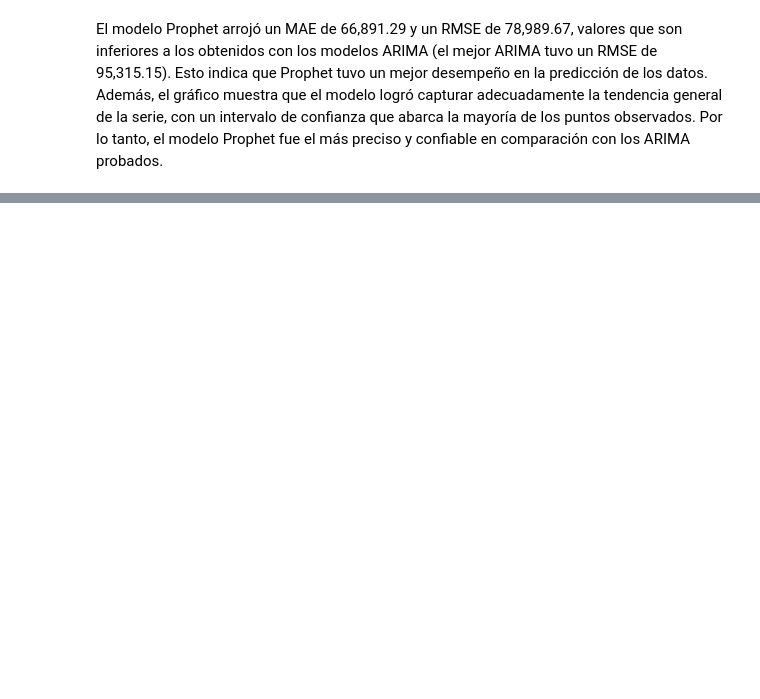
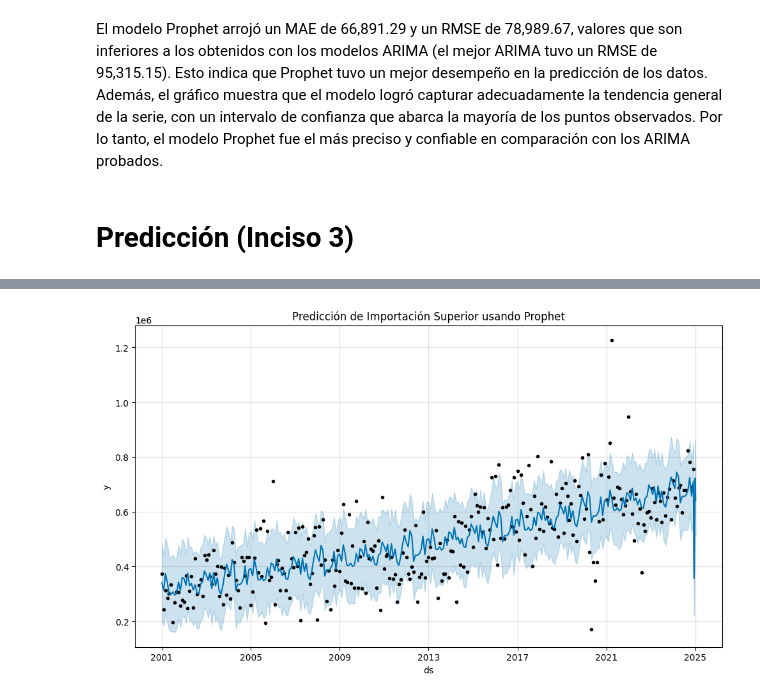
Before and after one commit to michellemej22596/Laboratorio-01-Series-de-Tiempo, a Jupyter notebook: SuperImportacion.ipynb, the cells around one changed output, grey strips where cells are left out. Drawn from its saved outputs; the diff is of its cells as text; code cells hidden in the pictures; blank space fills up the shorter version.

```diff
--- a/SuperImportacion.ipynb
+++ b/SuperImportacion.ipynb
@@ -197,2 +198,33 @@ Prophet RMSE: 78989.67
 # %% [markdown]
 El modelo Prophet arrojó un MAE de 66,891.29 y un RMSE de 78,989.67, valores que son inferiores a los obtenidos con los modelos ARIMA (el mejor ARIMA tuvo un RMSE de 95,315.15). Esto indica que Prophet tuvo un mejor desempeño en la predicción de los datos. Además, el gráfico muestra que el modelo logró capturar adecuadamente la tendencia general de la serie, con un intervalo de confianza que abarca la mayoría de los puntos observados. Por lo tanto, el modelo Prophet fue el más preciso y confiable en comparación con los ARIMA probados.
+# %% [markdown]
+# Predicción (Inciso 3)
+# %%
+import pandas as pd
+from prophet import Prophet
+import matplotlib.pyplot as plt
+
+# Cargar los datos
+df_importacion_super = pd.read_excel("Importacion.xlsx")
+
+# Preparar los datos para Prophet
+df_prophet_super = df_importacion_super[['Fecha', 'Gasolina superior']].rename(columns={'Fecha': 'ds', 'Gasolina superior': 'y'})
+
+# Crear el modelo Prophet
+modelo_prophet_super = Prophet(yearly_seasonality=True)
+
+# Ajustar el modelo
+modelo_prophet_super.fit(df_prophet_super)
+
+# Crear el dataframe para los próximos 36 meses (últimos 3 años)
+future_super = modelo_prophet_super.make_future_dataframe(periods=36)
+
+# Realizar las predicciones
+forecast_super = modelo_prophet_super.predict(future_super)
+
+# Graficar las predicciones
+modelo_prophet_super.plot(forecast_super)
+plt.title("Predicción de Importación Superior usando Prophet")
+plt.tight_layout()
+plt.show()
+# %% [output]
@@ -198,0 +233 @@ El modelo Prophet arrojó un MAE de 66,891.29 y un RMSE de 78,989.67, valores qu
+[figure, added]
```
Also changed, not shown: parts of 4 cells of this notebook, 1 other file.
